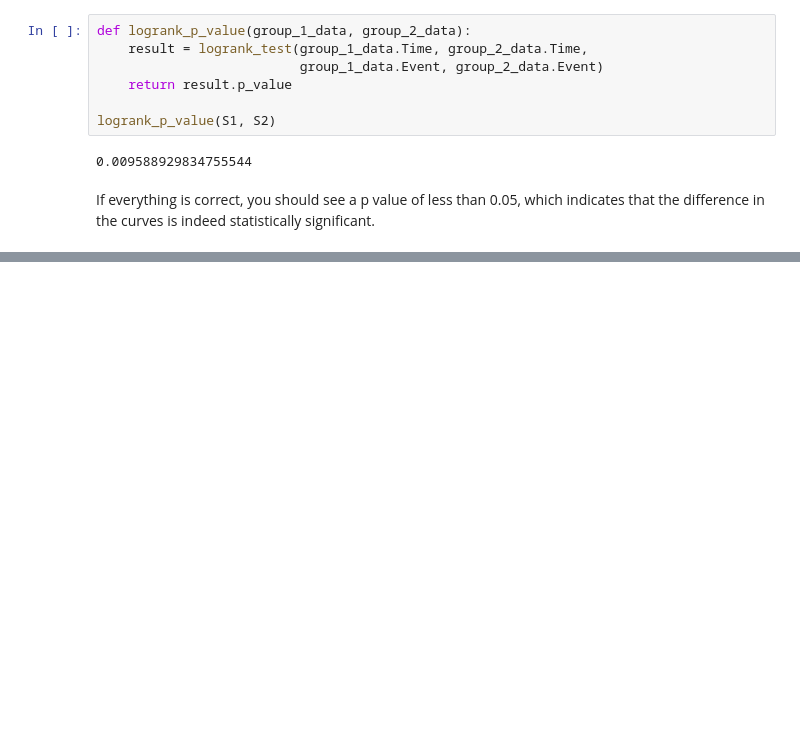
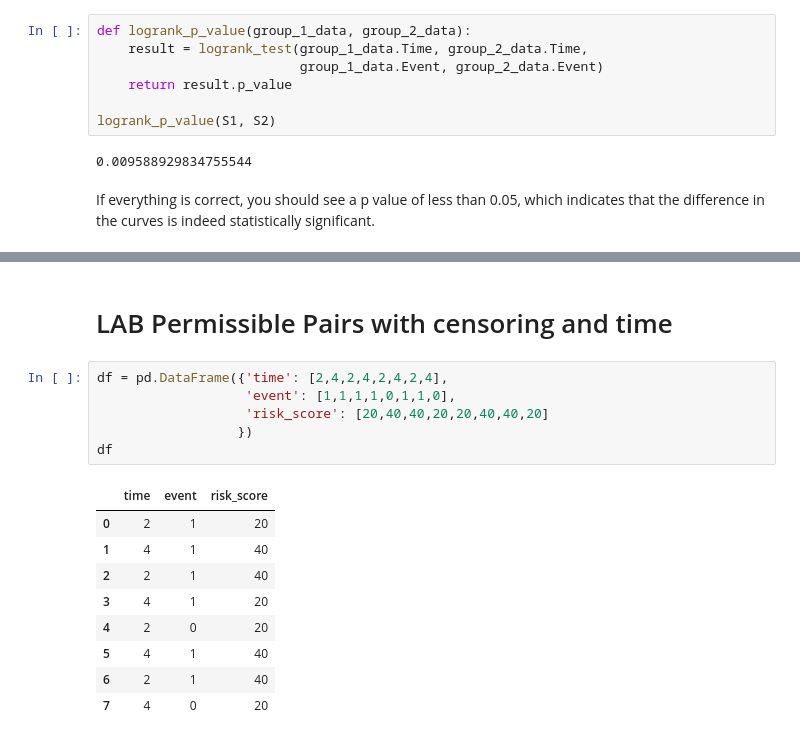
Before and after one commit to NikolayLenkovNikolaev/SoftUni, a Jupyter notebook: Presentation_1_0.ipynb, the cells around one changed output, grey strips where cells are left out. Cells and saved outputs as stored; diff of their text form; blank space fills up the shorter version.

```diff
--- a/Presentation_1_0.ipynb
+++ b/Presentation_1_0.ipynb
@@ -1169,0 +1819,18 @@ If everything is correct, you should see a p value of less than 0.05, which indi
+# %% [markdown]
+# LAB Permissible Pairs with censoring and time
+# %%
+df = pd.DataFrame({'time': [2,4,2,4,2,4,2,4],
+                   'event': [1,1,1,1,0,1,1,0],
+                   'risk_score': [20,40,40,20,20,40,40,20]
+                  })
+df
+# %% [output]
+|  | time | event | risk_score |
+| 0 | 2 | 1 | 20 |
+| 1 | 4 | 1 | 40 |
+| 2 | 2 | 1 | 40 |
+| 3 | 4 | 1 | 20 |
+| 4 | 2 | 0 | 20 |
+| 5 | 4 | 1 | 40 |
+| 6 | 2 | 1 | 40 |
+| 7 | 4 | 0 | 20 |
```
Also changed, not shown: parts of 115 cells of this notebook.
